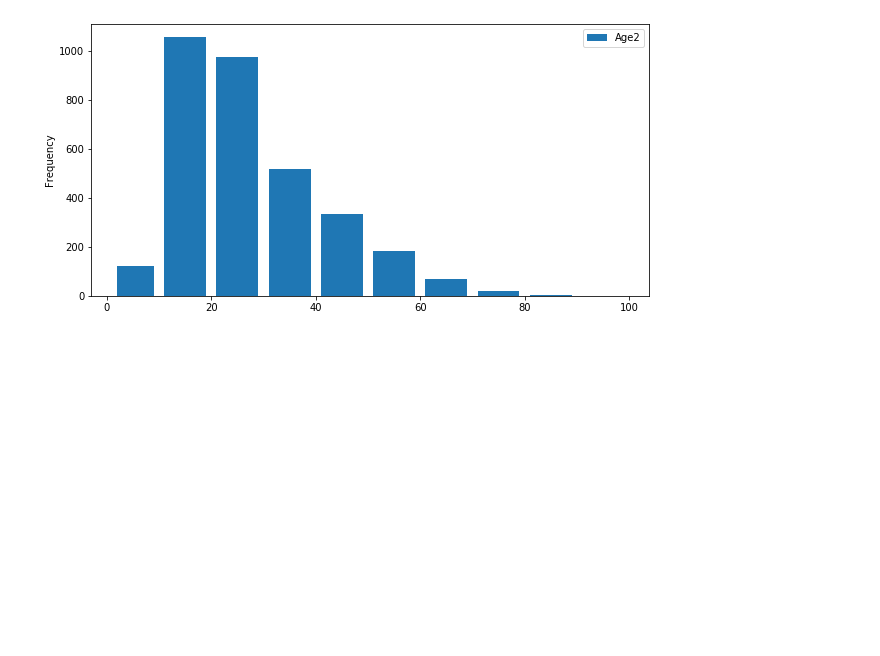
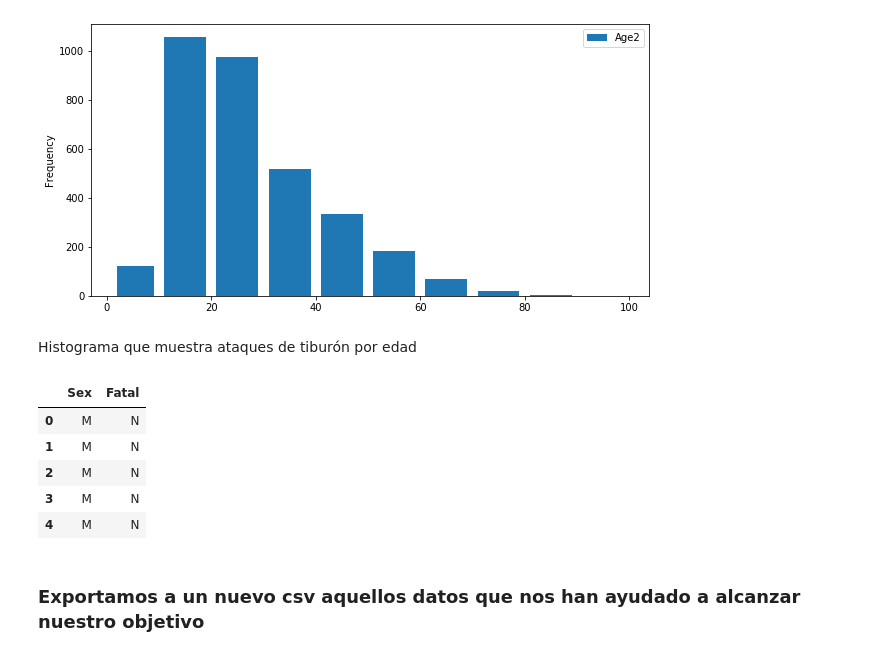
Before and after one commit to hector-lovi/Global-shark-attack_dataset-cleanup, a Jupyter notebook: cleaning-data.ipynb, the cells around one changed output. Drawn from its saved outputs; the diff is of its cells as text; code cells hidden in the pictures; blank space fills up the shorter version.

```diff
--- a/cleaning-data.ipynb
+++ b/cleaning-data.ipynb
@@ -202,6 +202,7 @@ array(['16', '36', '43', nan, '60s', '51', '50', '12', '9', '22', '25',
 # limpieza columna age
 df2['Age2'] = df2.Age.str.extract('(\d+)')
 df2['Age2'] = pd.to_numeric(df2['Age2'],errors='coerce').fillna(0).astype(np.int64)
+df2.drop(['Age'], axis=1, inplace=True)
 df2['Age2'].unique()
 # %% [output]
 A value is trying to be set on a copy of a slice from a DataFrame.
@@ -225,4 +230,18 @@ df2[['Age2']].plot(kind='hist',bins=[1,10,20,30,40,50,60,70,80,90,100],rwidth=0.
 plt.show()
 # %% [output]
 [figure]
+# %% [markdown]
+Histograma que muestra ataques de tiburón por edad
+# %%
+df_hipotesis = df2[['Sex', 'Fatal']]
+df_hipotesis.head()
+# %% [output]
+|  | Sex | Fatal |
+| 0 | M | N |
+| 1 | M | N |
+| 2 | M | N |
+| 3 | M | N |
+| 4 | M | N |
+# %% [markdown]
+### Exportamos a un nuevo csv aquellos datos que nos han ayudado a alcanzar nuestro objetivo
 # %%
```
Also changed, not shown: parts of 2 cells of this notebook.
